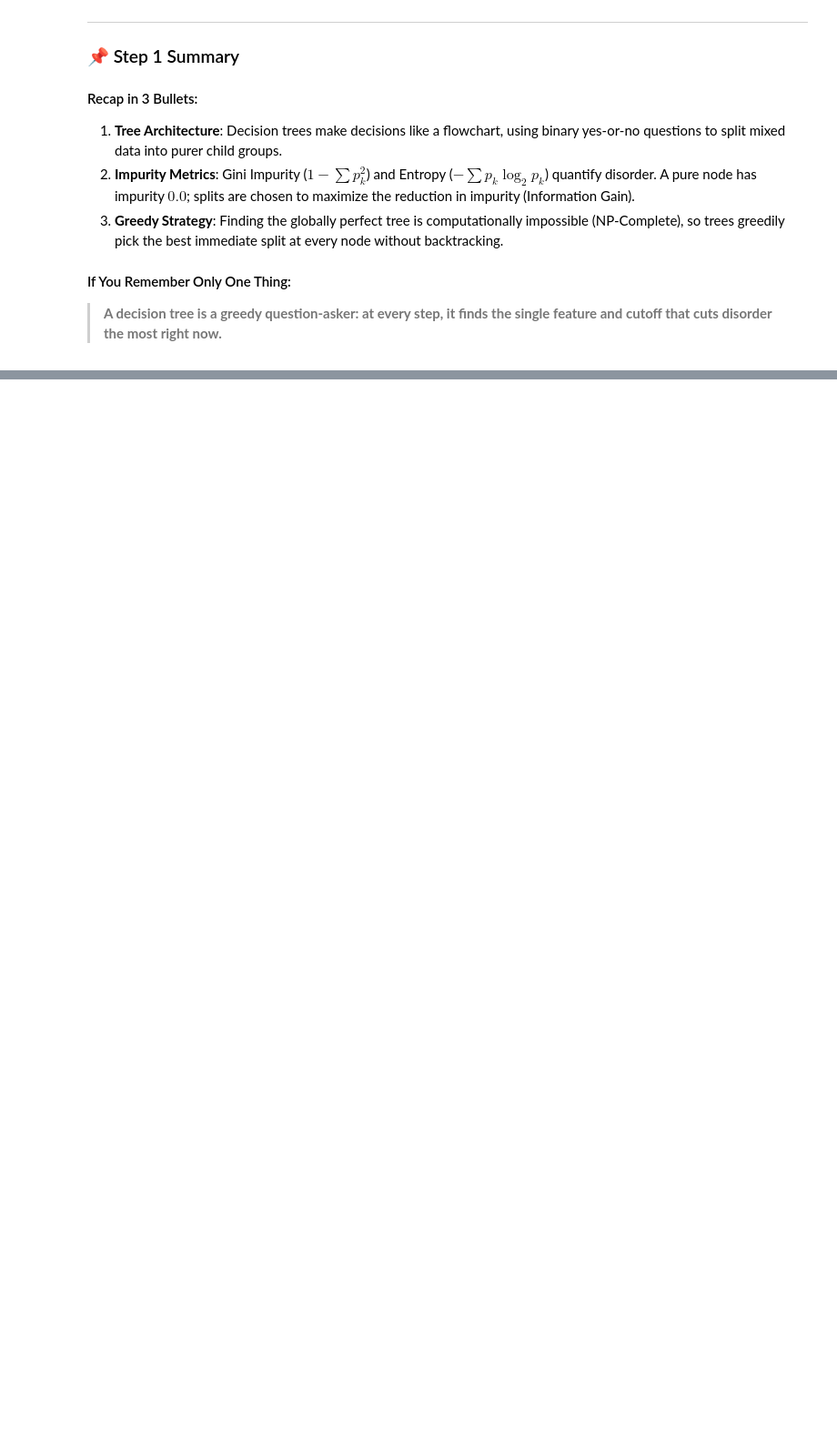
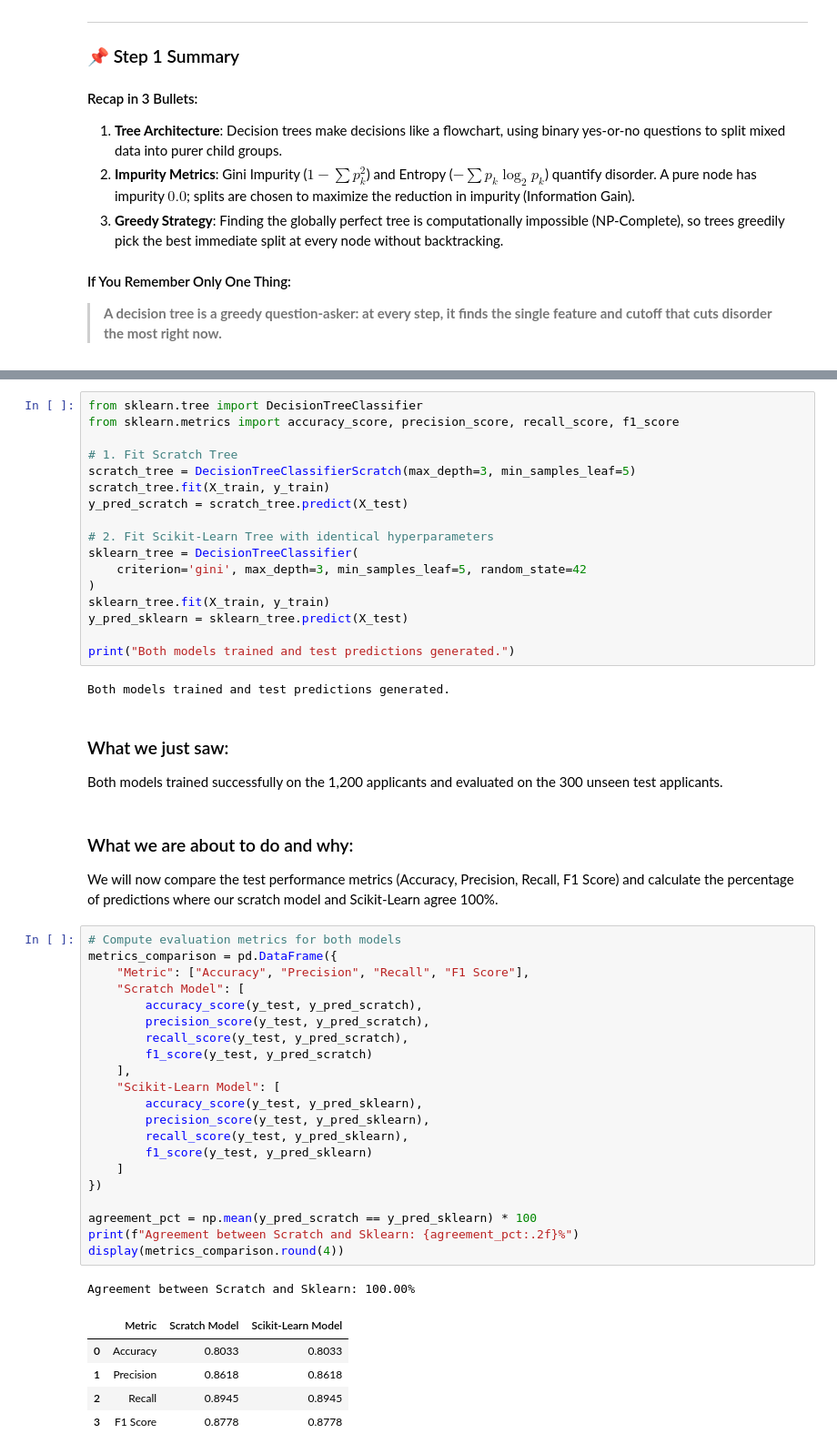
Before and after one commit to Arnav-Shrivastava/decision-trees-regression-zero-to-one, a Jupyter notebook: decision_trees_zero_to_one.ipynb, the cells around one changed output, grey strips where cells are left out. Shown at 91% size. Cells and saved outputs as stored; diff of their text form; blank space fills up the shorter version.

Commit message:
feat: implement decision tree classifier from scratch

```diff
--- a/decision_trees_zero_to_one.ipynb
+++ b/decision_trees_zero_to_one.ipynb
@@ -503,0 +704,53 @@ For 1,500 rows and 5 features at depth 5, checking every tree would take longer
+# %%
+from sklearn.tree import DecisionTreeClassifier
+from sklearn.metrics import accuracy_score, precision_score, recall_score, f1_score
+
+# 1. Fit Scratch Tree
+scratch_tree = DecisionTreeClassifierScratch(max_depth=3, min_samples_leaf=5)
+scratch_tree.fit(X_train, y_train)
+y_pred_scratch = scratch_tree.predict(X_test)
+
+# 2. Fit Scikit-Learn Tree with identical hyperparameters
+sklearn_tree = DecisionTreeClassifier(
+    criterion='gini', max_depth=3, min_samples_leaf=5, random_state=42
+)
+sklearn_tree.fit(X_train, y_train)
+y_pred_sklearn = sklearn_tree.predict(X_test)
+
+print("Both models trained and test predictions generated.")
+# %% [output]
+Both models trained and test predictions generated.
+# %% [markdown]
+### What we just saw:
+Both models trained successfully on the 1,200 applicants and evaluated on the 300 unseen test applicants.
+# %% [markdown]
+### What we are about to do and why:
+We will now compare the test performance metrics (Accuracy, Precision, Recall, F1 Score) and calculate the percentage of predictions where our scratch model and Scikit-Learn agree 100%.
+# %%
+# Compute evaluation metrics for both models
+metrics_comparison = pd.DataFrame({
+    "Metric": ["Accuracy", "Precision", "Recall", "F1 Score"],
+    "Scratch Model": [
+        accuracy_score(y_test, y_pred_scratch),
+        precision_score(y_test, y_pred_scratch),
+        recall_score(y_test, y_pred_scratch),
+        f1_score(y_test, y_pred_scratch)
+    ],
+    "Scikit-Learn Model": [
+        accuracy_score(y_test, y_pred_sklearn),
+        precision_score(y_test, y_pred_sklearn),
+        recall_score(y_test, y_pred_sklearn),
+        f1_score(y_test, y_pred_sklearn)
+    ]
+})
+
+agreement_pct = np.mean(y_pred_scratch == y_pred_sklearn) * 100
+print(f"Agreement between Scratch and Sklearn: {agreement_pct:.2f}%")
+display(metrics_comparison.round(4))
+# %% [output]
+Agreement between Scratch and Sklearn: 100.00%
+|  | Metric | Scratch Model | Scikit-Learn Model |
+| 0 | Accuracy | 0.8033 | 0.8033 |
+| 1 | Precision | 0.8618 | 0.8618 |
+| 2 | Recall | 0.8945 | 0.8945 |
+| 3 | F1 Score | 0.8778 | 0.8778 |
```
Also changed, not shown: parts of 17 cells of this notebook.
